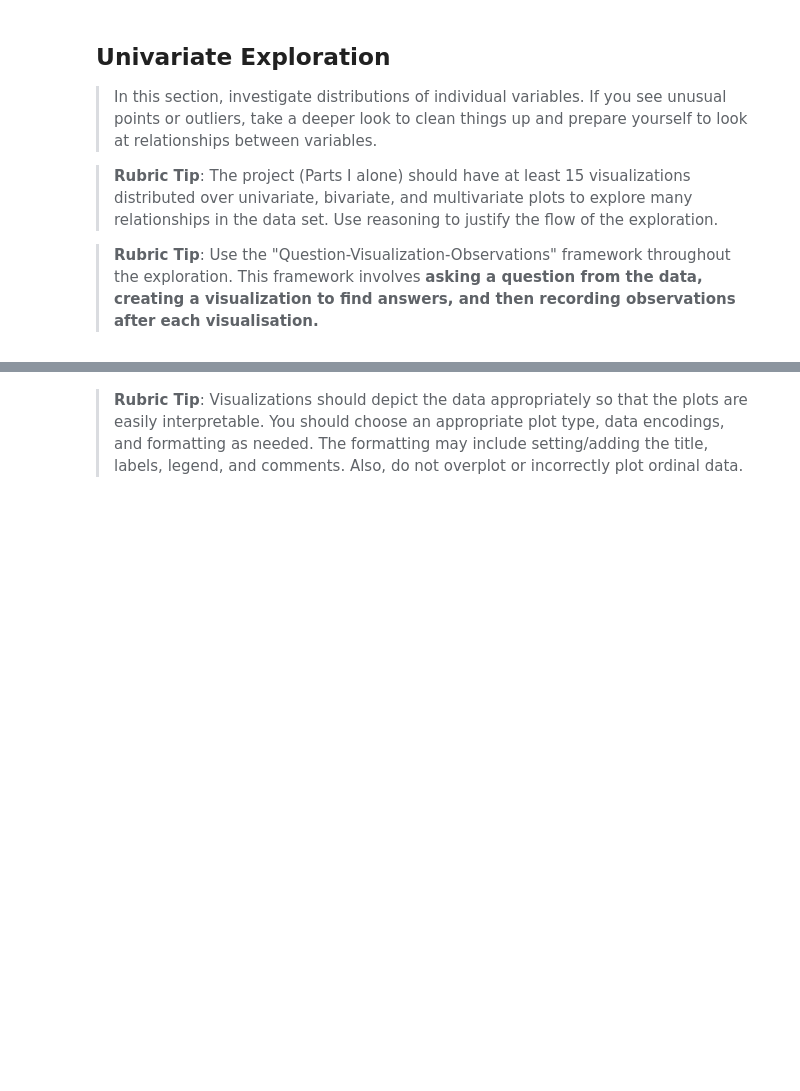
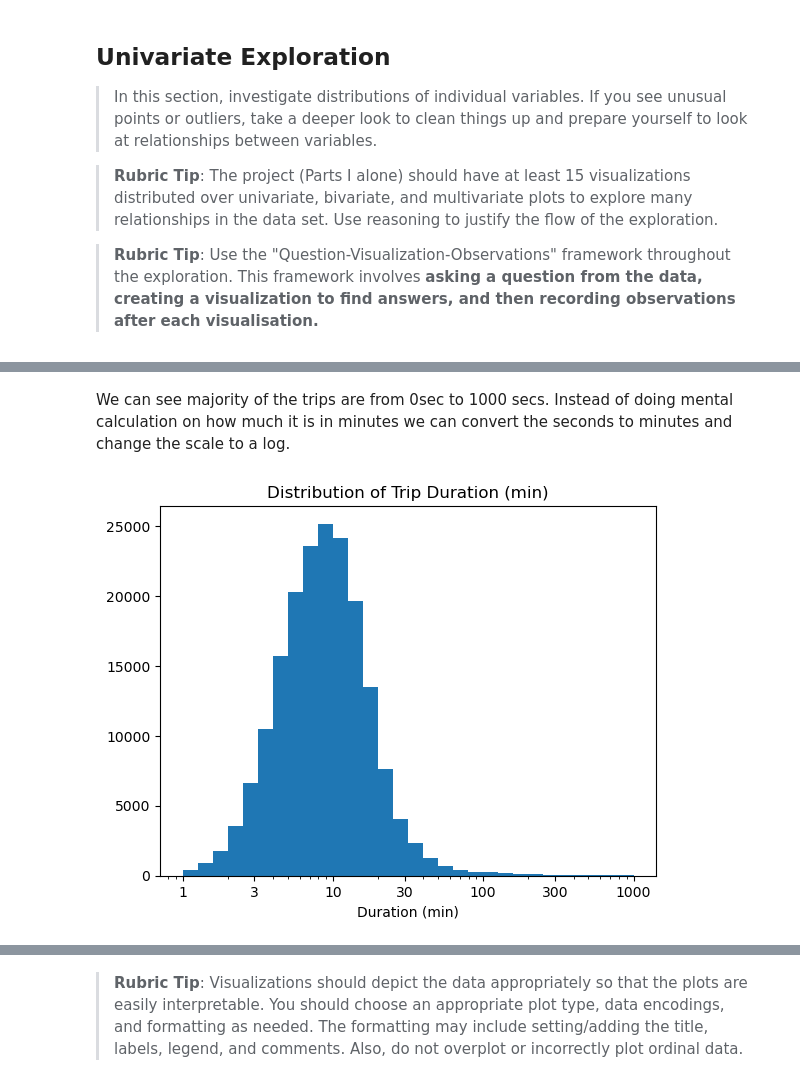
Before and after one commit to NajibAdan/UdacityxALX, a Jupyter notebook: Project_003/Part_I_exploration_template.ipynb, the cells around one changed output, grey strips where cells are left out. Cells and saved outputs as stored; diff of their text form; code cells hidden in the pictures; blank space fills up the shorter version.

```diff
--- a/Project_003/Part_I_exploration_template.ipynb
+++ b/Project_003/Part_I_exploration_template.ipynb
@@ -57,0 +169,14 @@ and prepare yourself to look at relationships between variables.
+# %% [markdown]
+We can see majority of the trips are from 0sec to 1000 secs. Instead of doing mental calculation on how much it is in minutes we can convert the seconds to minutes and change the scale to a log.
+# %%
+df['duration_min'] = df.duration_sec / 60
+bins = 10**np.arange(0 , 3 + 0.1 , 0.1)
+ticks = [1,3,10,30,100,300,1000]
+labels = ['{}'.format(b) for b in ticks]
+plt.hist(x='duration_min',data=df,bins=bins)
+plt.xscale('log')
+plt.title('Distribution of Trip Duration (min)')
+plt.xticks(ticks,labels)
+plt.xlabel('Duration (min)');
+# %% [output]
+[figure, added]
```
Also changed, not shown: parts of 30 cells of this notebook, 1 other file.
